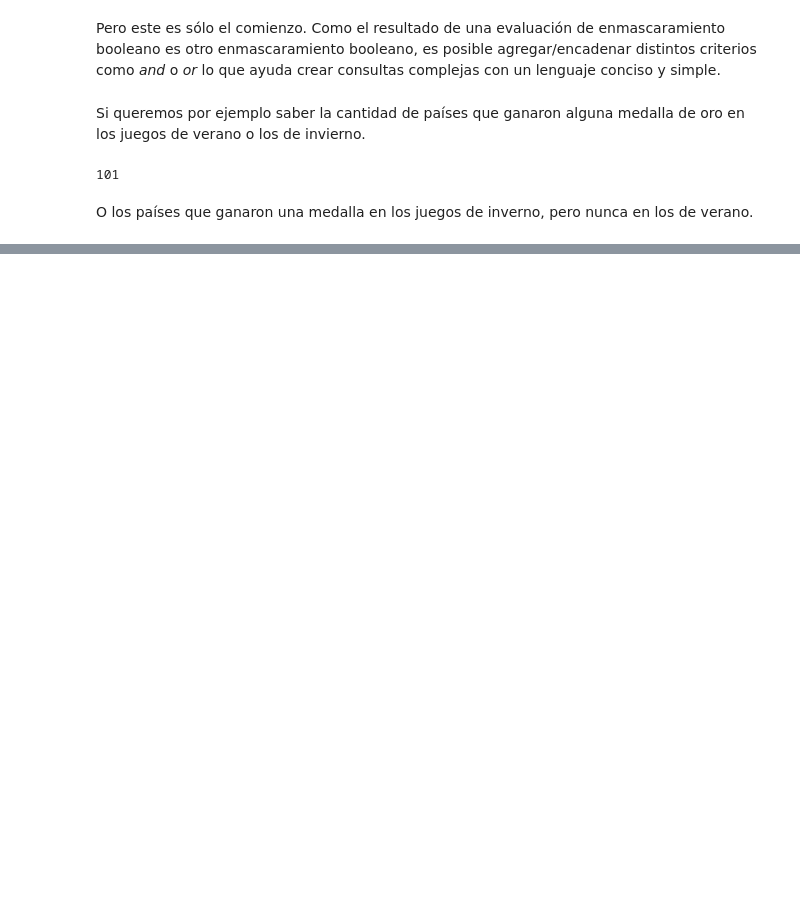
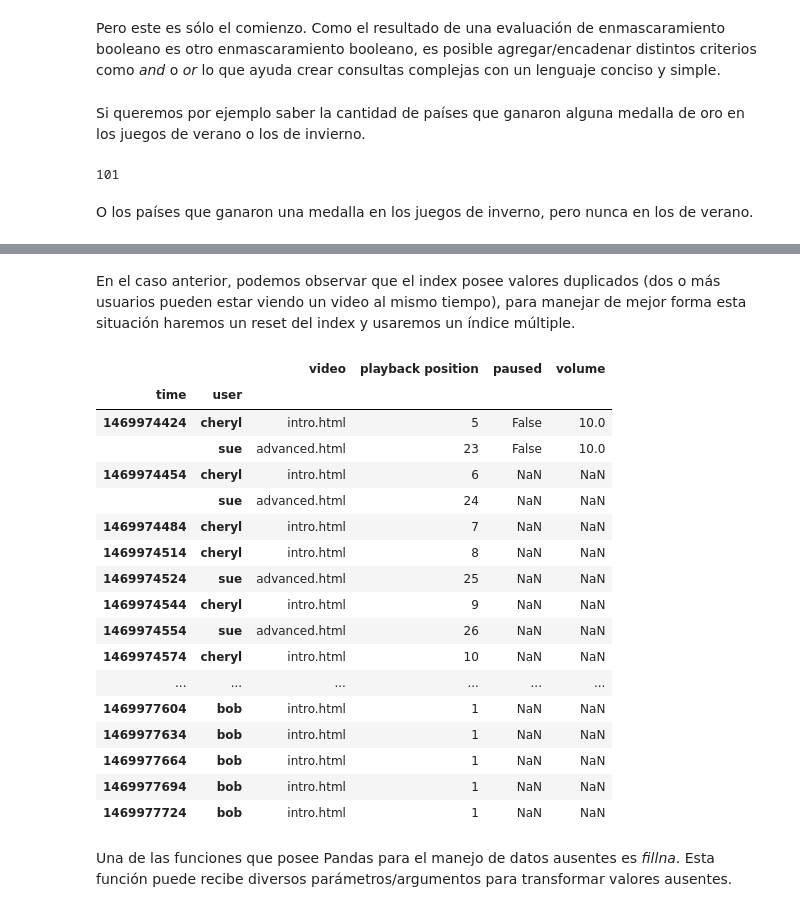
Before and after one commit to krystofff/data-science, a Jupyter notebook: Python.ipynb, the cells around one changed output, grey strips where cells are left out. Cells and saved outputs as stored; diff of their text form; code cells hidden in the pictures; blank space fills up the shorter version.

```diff
--- a/Python.ipynb
+++ b/Python.ipynb
@@ -1387,0 +1583,27 @@ df[(df['Gold.1'] > 0) & (df['Gold'] == 0)]
+# %% [markdown]
+En el caso anterior, podemos observar que el index posee valores duplicados (dos o más usuarios pueden estar viendo un video al mismo tiempo), para manejar de mejor forma esta situación haremos un reset del index y usaremos un índice múltiple.
+# %%
+df = df.reset_index()
+df = df.set_index(['time', 'user'])
+df
+# %% [output]
+|  |  | video | playback position | paused | volume |
+| time | user |  |  |  |  |
+| 1469974424 | cheryl | intro.html | 5 | False | 10.0 |
+|  | sue | advanced.html | 23 | False | 10.0 |
+| 1469974454 | cheryl | intro.html | 6 | NaN | NaN |
+|  | sue | advanced.html | 24 | NaN | NaN |
+| 1469974484 | cheryl | intro.html | 7 | NaN | NaN |
+| 1469974514 | cheryl | intro.html | 8 | NaN | NaN |
+| 1469974524 | sue | advanced.html | 25 | NaN | NaN |
+| 1469974544 | cheryl | intro.html | 9 | NaN | NaN |
+| 1469974554 | sue | advanced.html | 26 | NaN | NaN |
+| 1469974574 | cheryl | intro.html | 10 | NaN | NaN |
+| ... | ... | ... | ... | ... | ... |
+| 1469977604 | bob | intro.html | 1 | NaN | NaN |
+| 1469977634 | bob | intro.html | 1 | NaN | NaN |
+| 1469977664 | bob | intro.html | 1 | NaN | NaN |
+| 1469977694 | bob | intro.html | 1 | NaN | NaN |
+| 1469977724 | bob | intro.html | 1 | NaN | NaN |
+# %% [markdown]
+Una de las funciones que posee Pandas para el manejo de datos ausentes es _fillna_. Esta función puede recibe diversos parámetros/argumentos para transformar valores ausentes.
```
Also changed, not shown: parts of 32 cells of this notebook.
